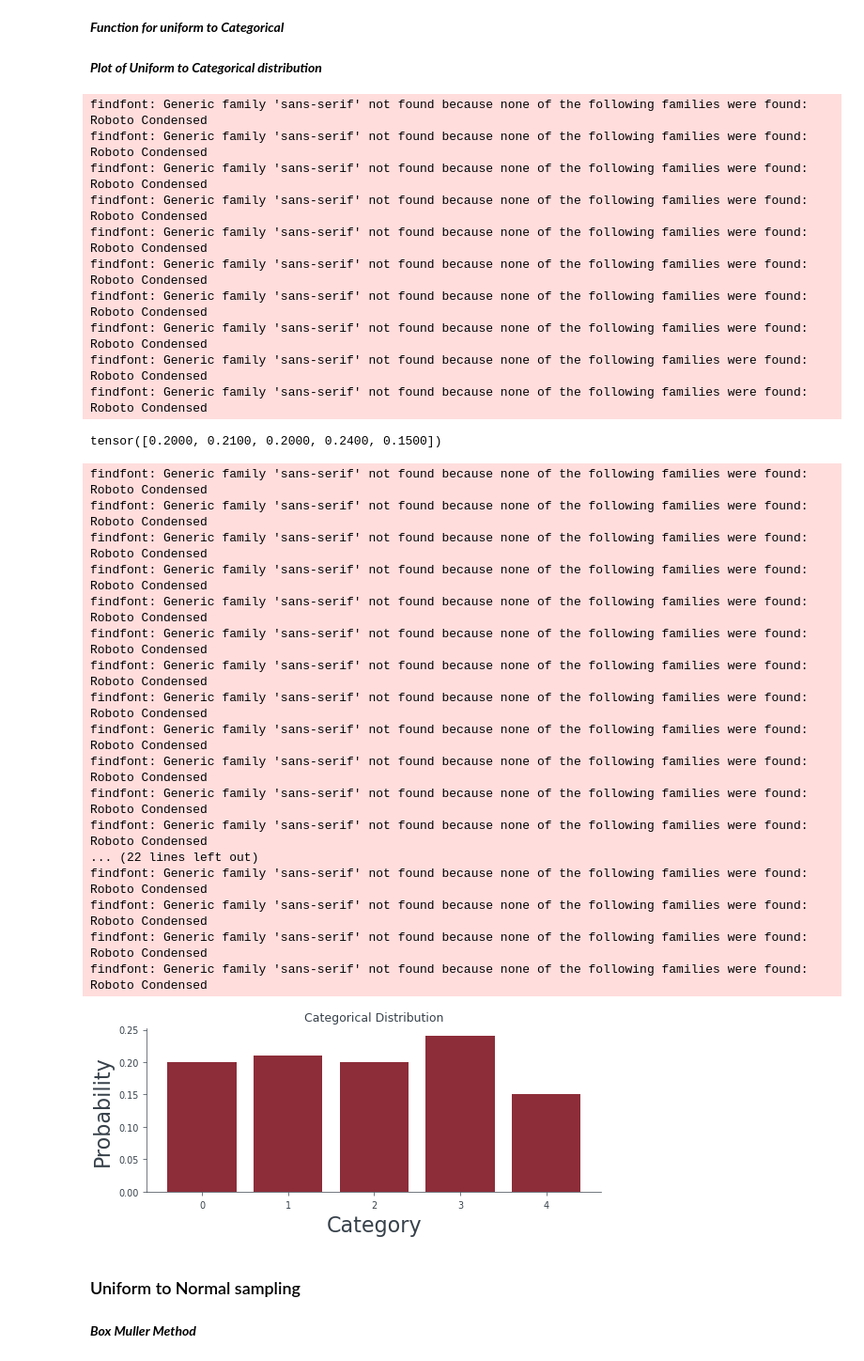
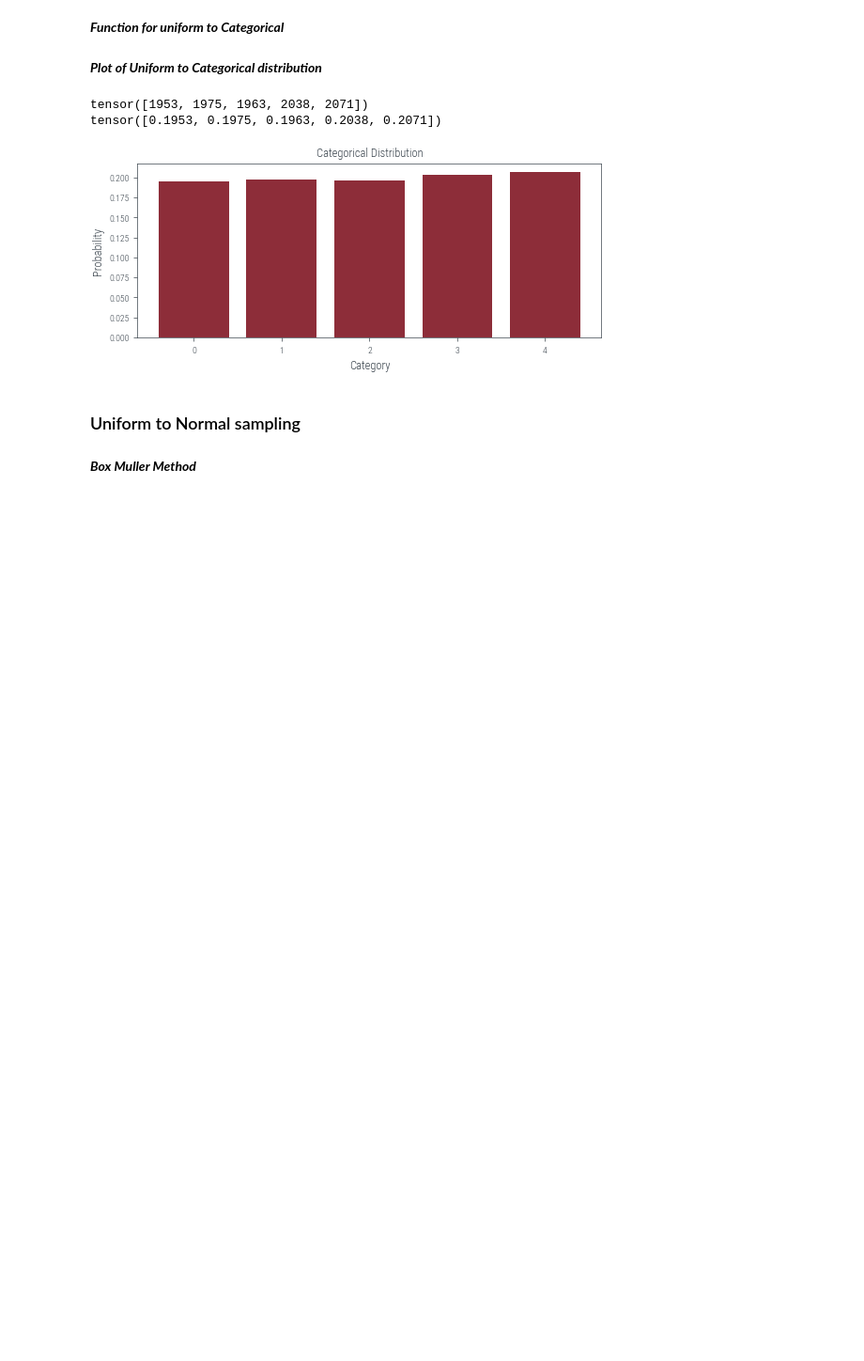
Before and after one commit to rishabh-mondal/Rishabh-mondal.github.io, a Jupyter notebook: posts/Sampling_distributions.ipynb, the cells around one changed output. Shown at 94% size. Saved outputs shown, nothing was run; the diff lists cells and outputs as text; code cells hidden in the pictures; blank space fills up the shorter version.

```diff
--- a/posts/Sampling_distributions.ipynb
+++ b/posts/Sampling_distributions.ipynb
@@ -13,3 +21,7 @@ $X_{n+1} = (a \cdot X_n + c) \mod m$
+# %%
+n_samples=10000
+seed=42
+p=0.4
 # %%
 def lcg(seed, n_samples):
     """
@@ -172,60 +130,31 @@ def uniform_to_categorical(seed, n_samples, num_categories):
         torch.Tensor: A tensor of pseudo-random numbers following the categorical distribution.
     """
     torch.manual_seed(seed)
-    uniform_numbers = torch.rand(n_samples)
     categorical_distribution = dist.Categorical(torch.ones(num_categories))
     categorical_numbers = categorical_distribution.sample((n_samples,))
 
     return categorical_numbers
-
-random_numbers = uniform_to_categorical(42, 100, 5)
 # %% [markdown]
 ***Plot of Uniform to Categorical distribution***
 # %%
-random_numbers = uniform_to_categorical(42, 100, 5)
+random_numbers = uniform_to_categorical(seed, n_samples, 5)
 
 # Count the occurrences of each category
 category_counts = torch.bincount(random_numbers)
-
+print(category_counts)
 # Compute the probabilities
-probabilities = category_counts.float() / random_numbers.size(0)
+probabilities = category_counts.int() / random_numbers.size(0)
 print(probabilities)
 # Plot the categories with probabilities
 plt.bar(range(len(probabilities)), probabilities)
 plt.xlabel('Category')
 plt.ylabel('Probability')
 plt.title('Categorical Distribution')
 plt.show()
 # %% [output]
-findfont: Generic family 'sans-serif' not found because none of the following families were found: Roboto Condensed
-findfont: Generic family 'sans-serif' not found because none of the following families were found: Roboto Condensed
-findfont: Generic family 'sans-serif' not found because none of the following families were found: Roboto Condensed
-findfont: Generic family 'sans-serif' not found because none of the following families were found: Roboto Condensed
-findfont: Generic family 'sans-serif' not found because none of the following families were found: Roboto Condensed
-findfont: Generic family 'sans-serif' not found because none of the following families were found: Roboto Condensed
-findfont: Generic family 'sans-serif' not found because none of the following families were found: Roboto Condensed
-findfont: Generic family 'sans-serif' not found because none of the following families were found: Roboto Condensed
-findfont: Generic family 'sans-serif' not found because none of the following families were found: Roboto Condensed
-findfont: Generic family 'sans-serif' not found because none of the following families were found: Roboto Condensed
+tensor([1953, 1975, 1963, 2038, 2071])
+tensor([0.1953, 0.1975, 0.1963, 0.2038, 0.2071])
-tensor([0.2000, 0.2100, 0.2000, 0.2400, 0.1500])
-findfont: Generic family 'sans-serif' not found because none of the following families were found: Roboto Condensed
-findfont: Generic family 'sans-serif' not found because none of the following families were found: Roboto Condensed
-findfont: Generic family 'sans-serif' not found because none of the following families were found: Roboto Condensed
-findfont: Generic family 'sans-serif' not found because none of the following families were found: Roboto Condensed
-findfont: Generic family 'sans-serif' not found because none of the following families were found: Roboto Condensed
-findfont: Generic family 'sans-serif' not found because none of the following families were found: Roboto Condensed
-findfont: Generic family 'sans-serif' not found because none of the following families were found: Roboto Condensed
-findfont: Generic family 'sans-serif' not found because none of the following families were found: Roboto Condensed
-findfont: Generic family 'sans-serif' not found because none of the following families were found: Roboto Condensed
-findfont: Generic family 'sans-serif' not found because none of the following families were found: Roboto Condensed
-findfont: Generic family 'sans-serif' not found because none of the following families were found: Roboto Condensed
-findfont: Generic family 'sans-serif' not found because none of the following families were found: Roboto Condensed
-... (22 lines left out)
-findfont: Generic family 'sans-serif' not found because none of the following families were found: Roboto Condensed
-findfont: Generic family 'sans-serif' not found because none of the following families were found: Roboto Condensed
-findfont: Generic family 'sans-serif' not found because none of the following families were found: Roboto Condensed
-findfont: Generic family 'sans-serif' not found because none of the following families were found: Roboto Condensed
-[figure, old version]
+[figure, new version]
 # %% [markdown]
 ### Uniform to Normal sampling
 # %% [markdown]
```
Also changed, not shown: parts of 10 cells of this notebook.
